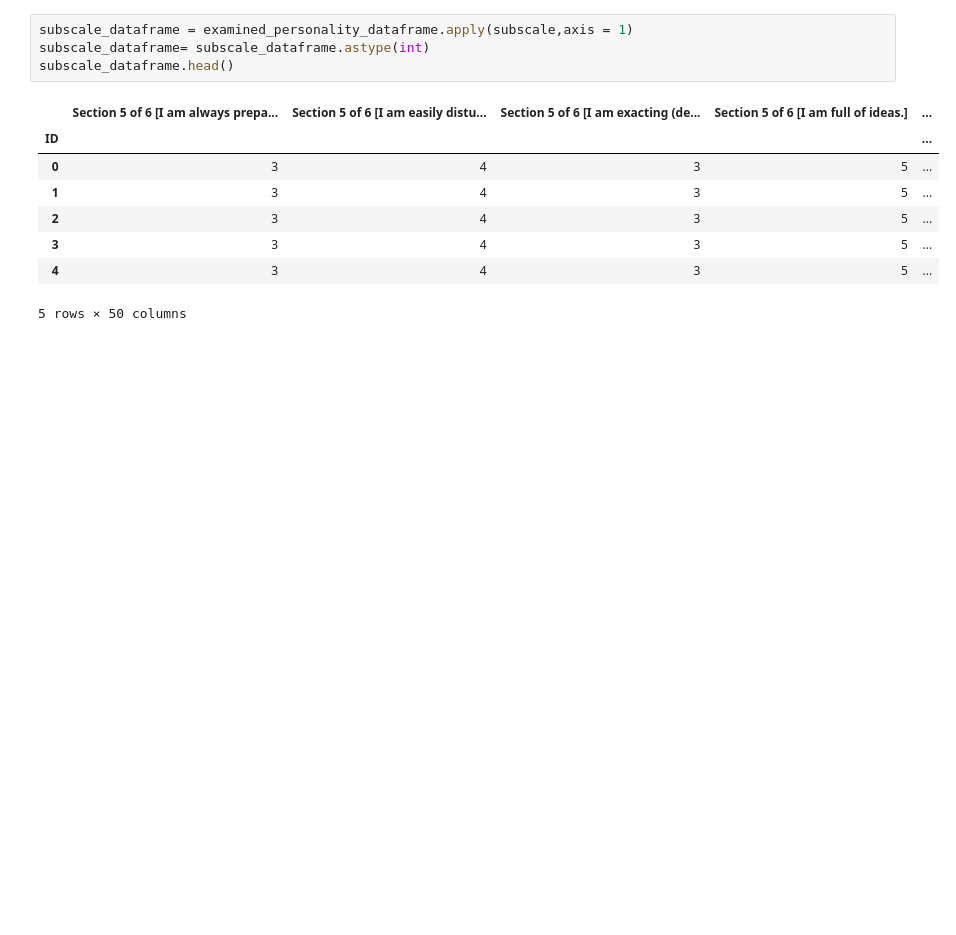
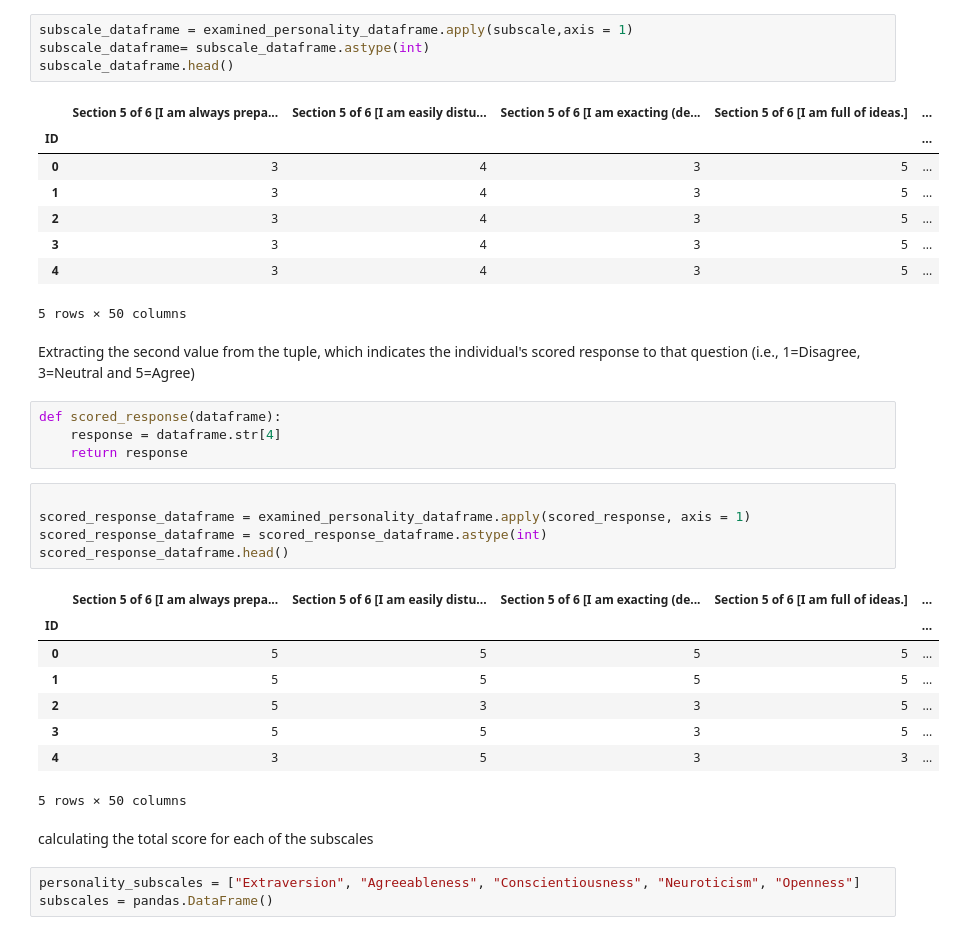
Before and after one commit to RTEE001/Data-wrangling, a Jupyter notebook: data_wrangling/Data-wrangling.ipynb, the cells around one changed output. Saved outputs shown, nothing was run; the diff lists cells and outputs as text; blank space fills up the shorter version.

```diff
--- a/data_wrangling/Data-wrangling.ipynb
+++ b/data_wrangling/Data-wrangling.ipynb
@@ -80,3 +82,28 @@ subscale_dataframe.head()
 | 3 | 3 | 4 | 3 | 5 | ... |
 | 4 | 3 | 4 | 3 | 5 | ... |
 5 rows × 50 columns
+# %% [markdown]
+Extracting the second value from the tuple, which indicates the individual's scored response to that question (i.e., 1=Disagree, 3=Neutral and 5=Agree)
+# %%
+def scored_response(dataframe):
+    response = dataframe.str[4]
+    return response
+# %%
+
+scored_response_dataframe = examined_personality_dataframe.apply(scored_response, axis = 1)
+scored_response_dataframe = scored_response_dataframe.astype(int)
+scored_response_dataframe.head()
+# %% [output]
+|  | Section 5 of 6 [I am always prepa... | Section 5 of 6 [I am easily distu... | Section 5 of 6 [I am exacting (de... | Section 5 of 6 [I am full of ideas.] | ... |
+| ID |  |  |  |  | ... |
+| 0 | 5 | 5 | 5 | 5 | ... |
+| 1 | 5 | 5 | 5 | 5 | ... |
+| 2 | 5 | 3 | 3 | 5 | ... |
+| 3 | 5 | 5 | 3 | 5 | ... |
+| 4 | 3 | 5 | 3 | 3 | ... |
+5 rows × 50 columns
+# %% [markdown]
+calculating the total score for each of the subscales
+# %%
+personality_subscales = ["Extraversion", "Agreeableness", "Conscientiousness", "Neuroticism", "Openness"]
+subscales = pandas.DataFrame()
```
Also changed, not shown: parts of 1 cell of this notebook.
